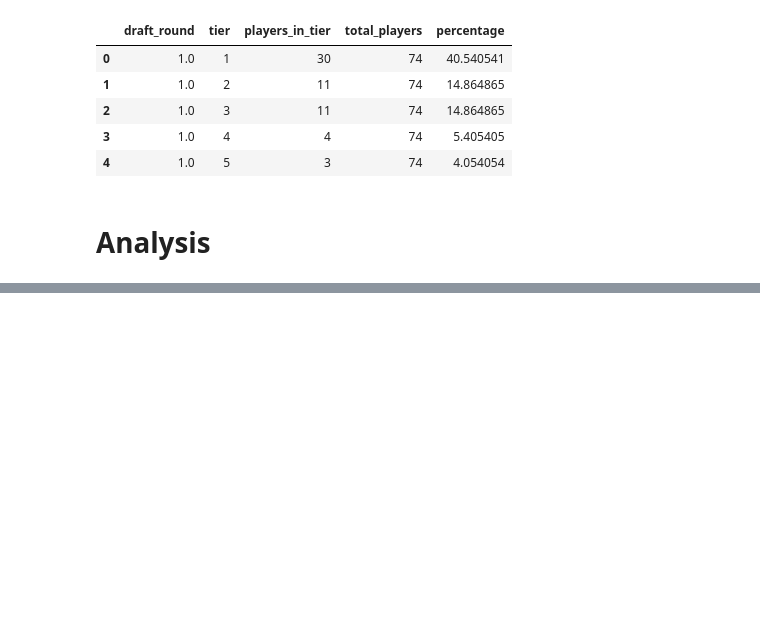
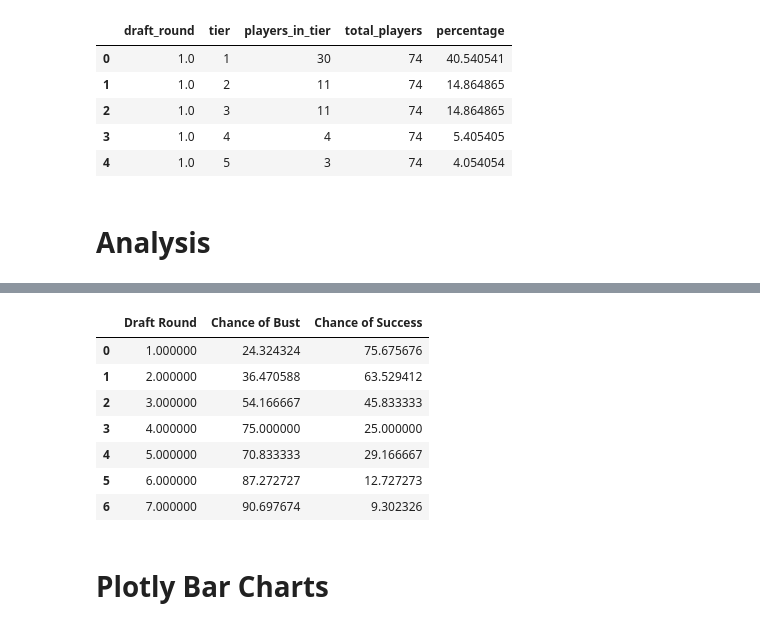
Before and after one commit to Alex-Bishka/Fantasy, a Jupyter notebook: Analysis/Notebooks/CollegeNotebooks/Draft Capital Success by Round.ipynb, the cells around one changed output, grey strips where cells are left out. Cells and saved outputs as stored; diff of their text form; code cells hidden in the pictures; blank space fills up the shorter version.

```diff
--- a/Analysis/Notebooks/CollegeNotebooks/Draft Capital Success by Round.ipynb
+++ b/Analysis/Notebooks/CollegeNotebooks/Draft Capital Success by Round.ipynb
@@ -86,0 +88,4 @@ df_bust
+# %%
+df_bust = df_bust.reset_index().rename(columns={'draft_round': 'Draft Round'})
+# %%
+df_bust["Chance of Success"] = 100 - df_bust["Chance of Bust"]
@@ -86,0 +150,13 @@ df_bust
+# %%
+df_2 = df_bust.style.apply(highlight_row, axis=1)
+# %%
+df_2
+# %% [output]
+|  | Draft Round | Chance of Bust | Chance of Success |
+| 0 | 1.000000 | 24.324324 | 75.675676 |
+| 1 | 2.000000 | 36.470588 | 63.529412 |
+| 2 | 3.000000 | 54.166667 | 45.833333 |
+| 3 | 4.000000 | 75.000000 | 25.000000 |
+| 4 | 5.000000 | 70.833333 | 29.166667 |
+| 5 | 6.000000 | 87.272727 | 12.727273 |
+| 6 | 7.000000 | 90.697674 | 9.302326 |
@@ -86,0 +166,2 @@ df_bust
+# %% [markdown]
+# Plotly Bar Charts
```
Also changed, not shown: parts of 25 cells of this notebook, 19 other files.
